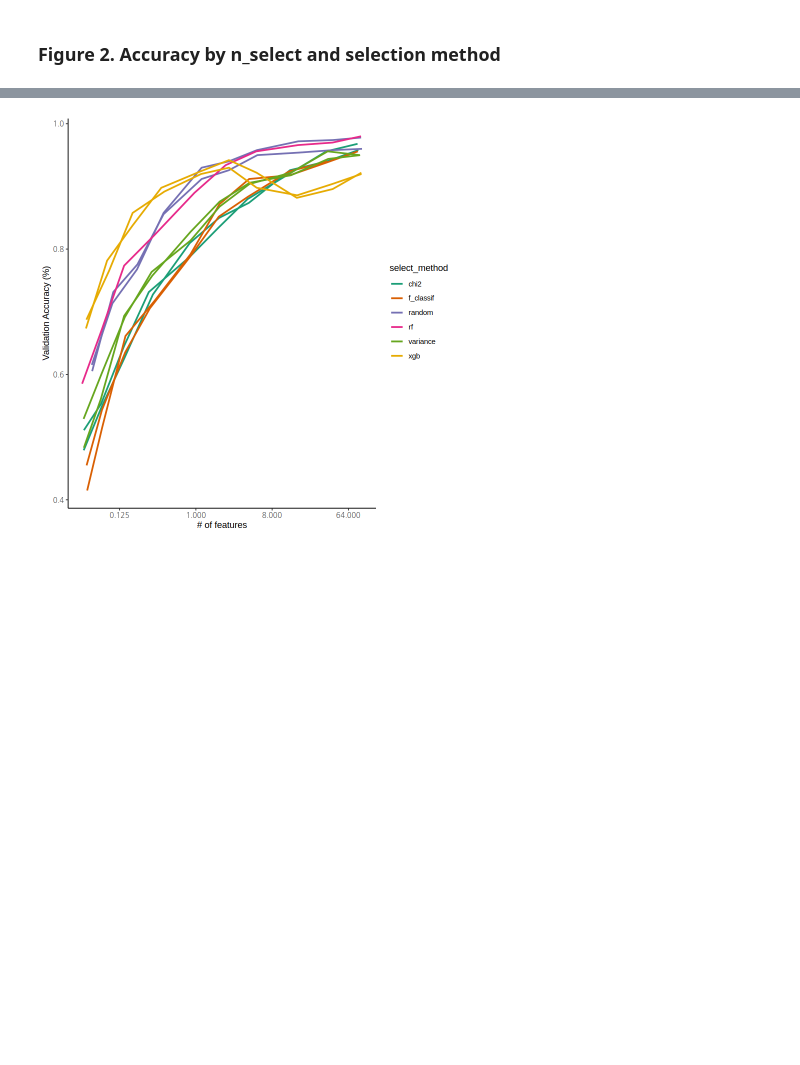
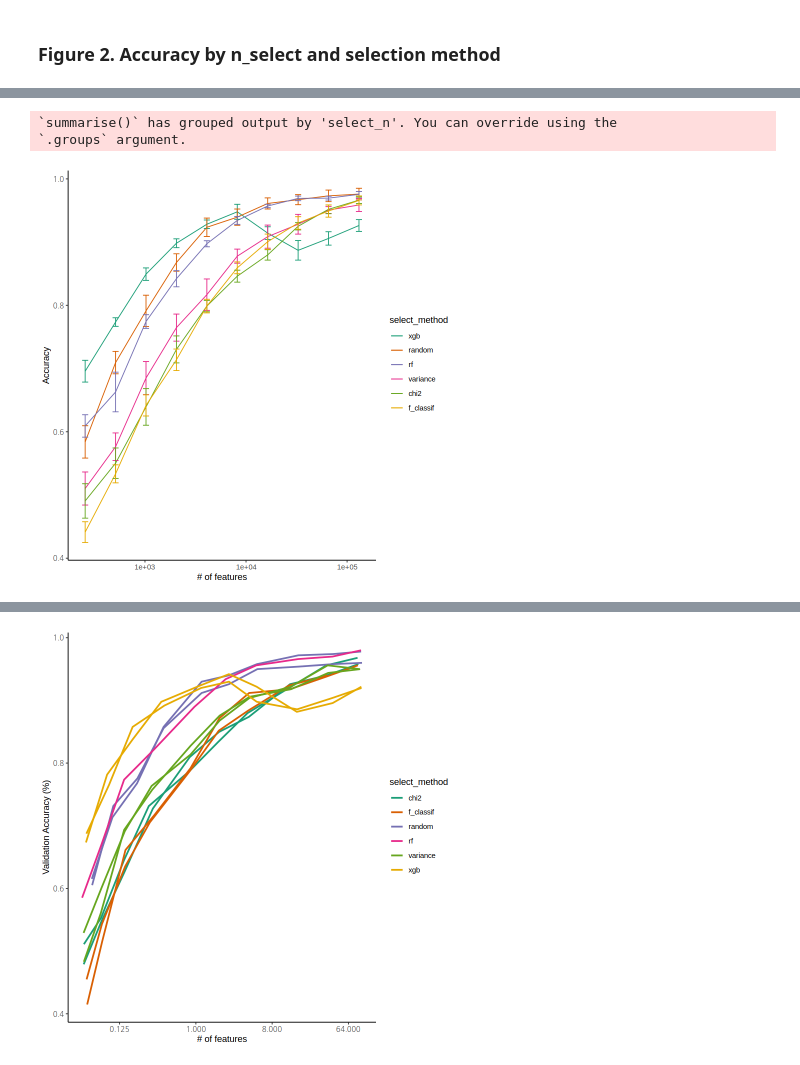
Before and after one commit to Jinhyun-Kim/geography_prediction, a Jupyter notebook: draw_figure.ipynb, the cells around one changed output, grey strips where cells are left out. Saved outputs shown, nothing was run; the diff lists cells and outputs as text; code cells hidden in the pictures; blank space fills up the shorter version.

```diff
--- a/draw_figure.ipynb
+++ b/draw_figure.ipynb
@@ -66,3 +77,36 @@ p = ggplot(data = df_for_plot, aes(x = select_n, y = testset_accuracy, group = p
+# %%
+df_for_plot = df %>%
+  filter(train_model == "SVM",
+         # n_dim_reduced == 1024,
+         select_n == n_dim_reduced
+        )
+df_for_plot_summary = df_for_plot %>%
+  group_by(select_n, select_method) %>%
+  summarise(
+    sd = sd(testset_accuracy),
+    testset_accuracy = mean(testset_accuracy),
+    n = length(testset_accuracy)
+  )
+
+p = ggplot(data = df_for_plot, aes(x = select_n, y = testset_accuracy, colour = select_method)) +
+  # geom_jitter(position = position_jitter(0.2)) +
+  geom_line(aes(group = select_method),data = df_for_plot_summary) +
+  geom_errorbar(aes(ymin = testset_accuracy-sd, ymax = testset_accuracy+sd), data = df_for_plot_summary, width = 0.2)+
+  xlab("# of features") +
+  ylab("Accuracy") +
+  scale_color_brewer(palette = "Dark2") +
+  scale_x_continuous(trans='log2', breaks = c(100, 1000, 10000, 100000)) +
+  #scale_y_continuous(limits = c(0,1)) +
+  theme_bw() +
+  theme(panel.border = element_blank(), panel.grid.major = element_blank(),
+        panel.grid.minor = element_blank(), axis.line = element_line(colour = "black"));
+print(p)
+
+ggsave("results/fig2_accuracy_by_select_n.pdf", width=12, height=9, units = c("cm"), dpi = 300)
+# %% [output]
+`summarise()` has grouped output by 'select_n'. You can override using the
+`.groups` argument.
+[figure, added]
 # %%
 p = ggplot(data = df_for_plot, aes(x = train_cpu_time, y = train_memory_usage, group = plot_unit, colour = factor(select_n))) +
   geom_point(linewidth = 1) +
```
Also changed, not shown: parts of 4 cells of this notebook, 3 other files.
